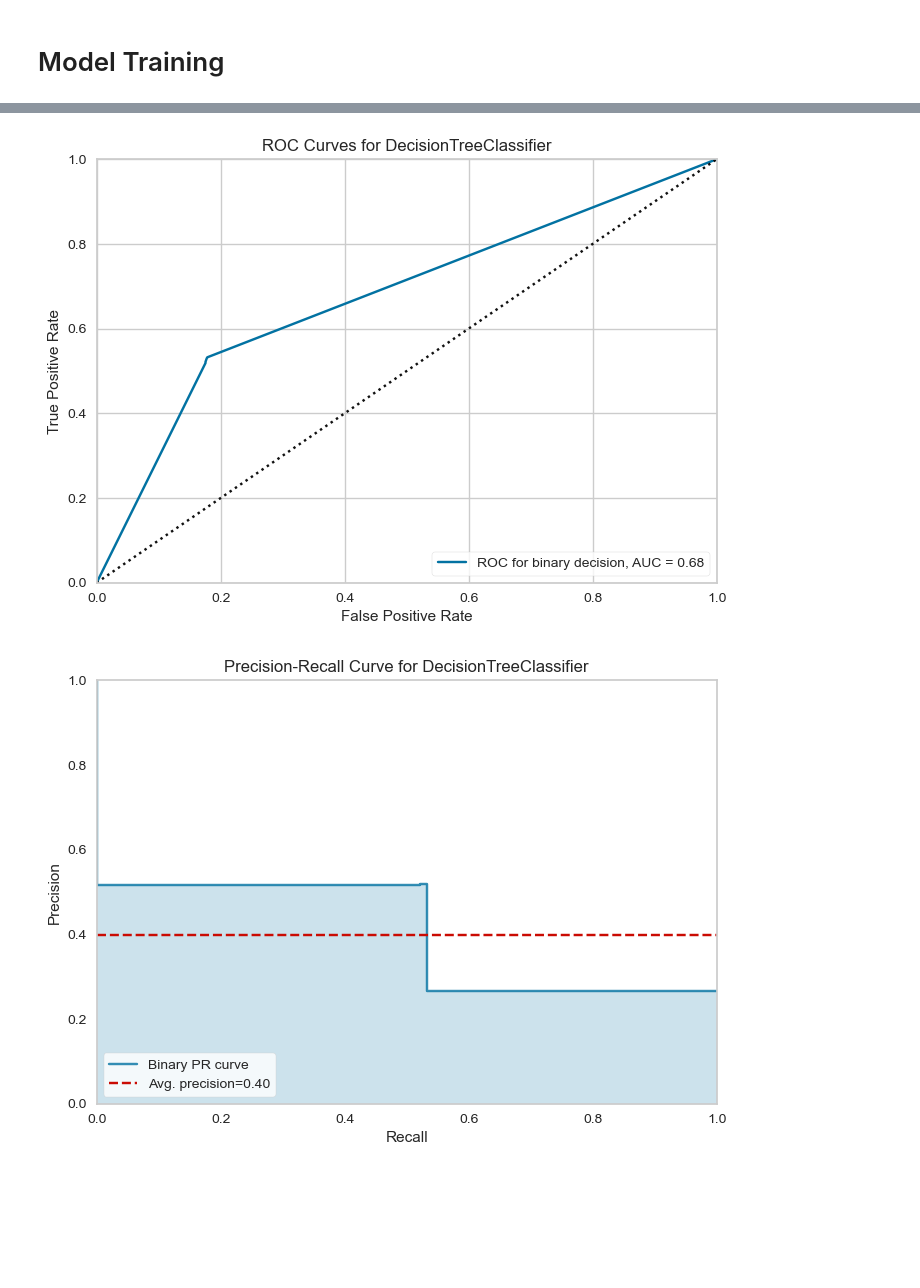
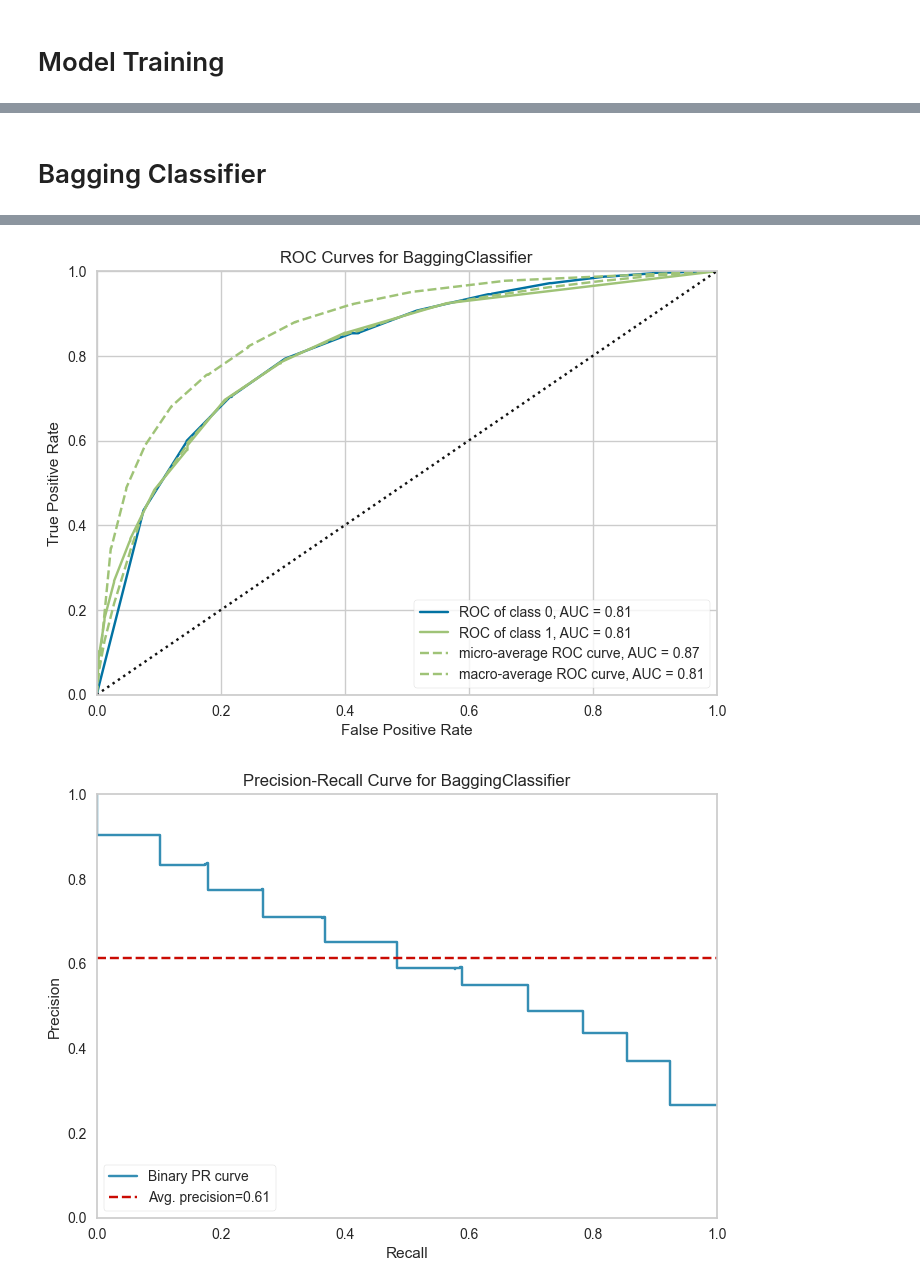
Before and after one commit to ThankiJay/Customer-Churn-Prediction, a Jupyter notebook: notebook/Data Modelling.ipynb, the cells around one changed output, grey strips where cells are left out. Drawn from its saved outputs; the diff is of its cells as text; code cells hidden in the pictures; blank space fills up the shorter version.

```diff
--- a/notebook/Data Modelling.ipynb
+++ b/notebook/Data Modelling.ipynb
@@ -197,0 +455,2 @@ weighted avg       0.80      0.81      0.80      1403
+# %%
+train_model(LogisticRegression(penalty='l2',solver='liblinear'),X_train_resampled,y_train_resampled,X_test,y_test)
@@ -213,0 +621,2 @@ weighted avg       0.80      0.81      0.80      1403
+# %%
+train_model(SVC(),X_train_resampled,y_train_resampled,X_test,y_test)
@@ -213,0 +639,25 @@ weighted avg       0.80      0.81      0.80      1403
+# %%
+
+
+# Define a parameter grid for Grid Search
+param_grid = {
+    'C': [0.1, 1, 10],
+    'kernel': ['linear', 'rbf', 'poly', 'sigmoid']
+}
+
+# Create an SVC model
+svc_model = SVC()
+
+# Use Grid Search to find the best hyperparameters
+grid_search = GridSearchCV(estimator=svc_model, param_grid=param_grid, cv=5)
+grid_search.fit(X_train, y_train)
+
+# Get the best hyperparameters
+best_params = grid_search.best_params_
+print(best_params['C'],best_params['kernel'])
+# Train the model with the best hyperparameters
+best_svc_model = SVC(C=best_params['C'], kernel=best_params['kernel'])
+best_svc_model.fit(X_train_resampled, y_train_resampled)
+
+# Make predictions on the test data
+y_pred = best_svc_model.predict(X_test)
@@ -228,0 +771,2 @@ weighted avg       0.80      0.81      0.80      1403
+# %%
+train_model(RandomForestClassifier(max_features='log2',n_estimators=1000),X_train,y_train,X_test,y_test)
@@ -229,4 +831,6 @@ weighted avg       0.80      0.81      0.80      1403
+# %% [markdown]
+# Bagging Classifier
 # %%
-from sklearn.tree import DecisionTreeClassifier
-train_model(DecisionTreeClassifier(),X_train,y_train,X_test,y_test)
+from sklearn.ensemble import BaggingClassifier
+train_model(BaggingClassifier(),X_train,y_train,X_test,y_test)
 # %% [output]
@@ -242,2 +848,2 @@ weighted avg       0.74      0.74      0.74      1403
-[figure, old version]
+[figure, new version]
-[figure, old version]
+[figure, new version]
```
Also changed, not shown: parts of 56 cells of this notebook, 1 other file.
